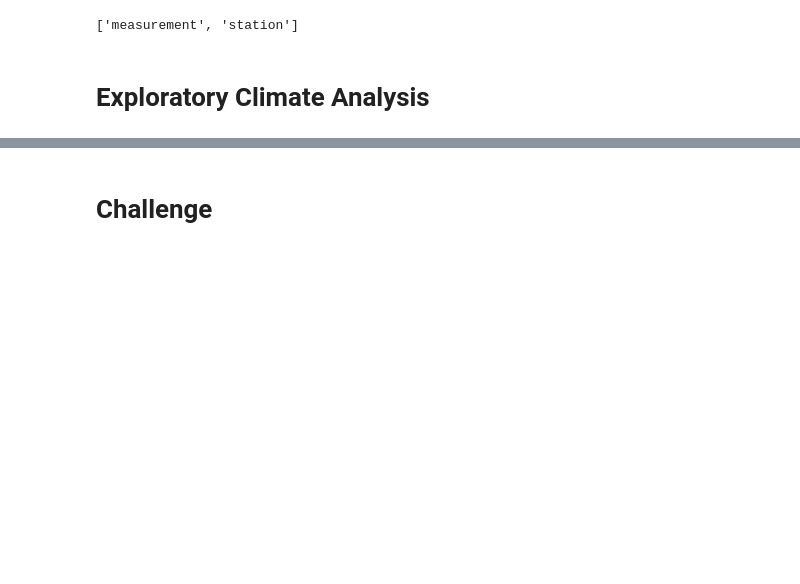
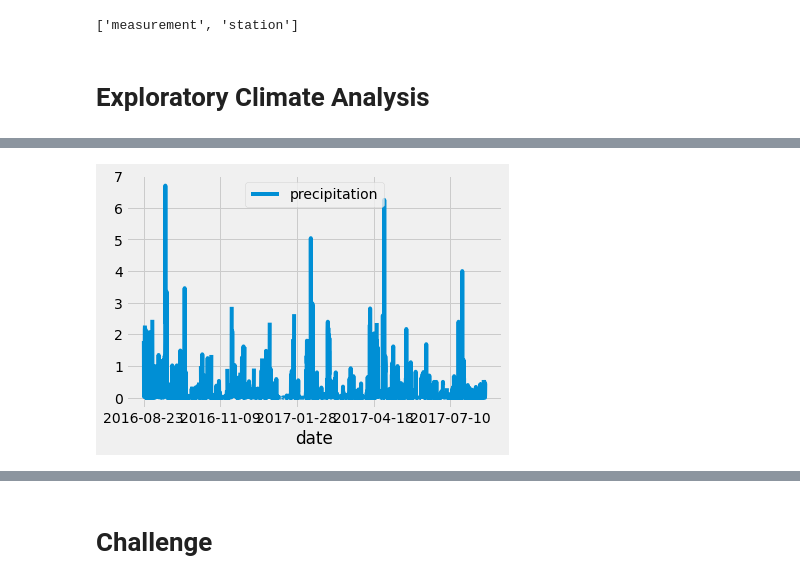
Before and after one commit to irenedepacina/surfs_up, a Jupyter notebook: climate_analysis.ipynb, the cells around one changed output, grey strips where cells are left out. Saved outputs shown, nothing was run; the diff lists cells and outputs as text; code cells hidden in the pictures; blank space fills up the shorter version.

Commit message:
plotting data.

```diff
--- a/climate_analysis.ipynb
+++ b/climate_analysis.ipynb
@@ -56,7 +56,7 @@ df.set_index(df['date'], inplace=True)
 
 # Sort the dataframe by date
 df = df.sort_index()
-print(df.to_string(index=False)
+# print(df.to_string(index=False))
 # Use Pandas Plotting with Matplotlib to plot the data
-# df.plot()
+df.plot()
 # %% [output]
@@ -64,2 +64,3 @@ SyntaxError: unexpected EOF while parsing (<ipython-input-40-de69fd154dcb>, line
+[figure, added]
 # %%
 # Use Pandas to calcualte the summary statistics for the precipitation data
```
Also changed, not shown: parts of 6 cells of this notebook.
